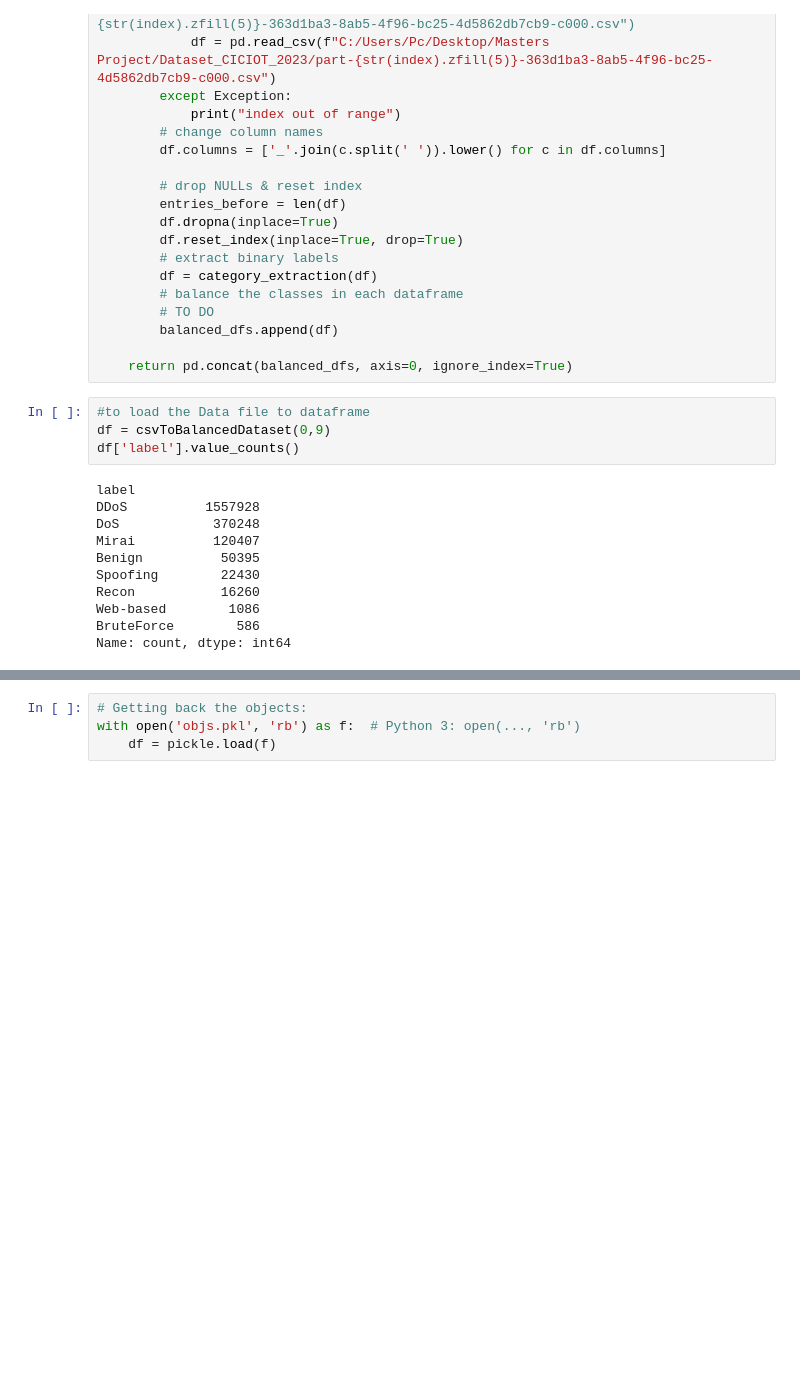
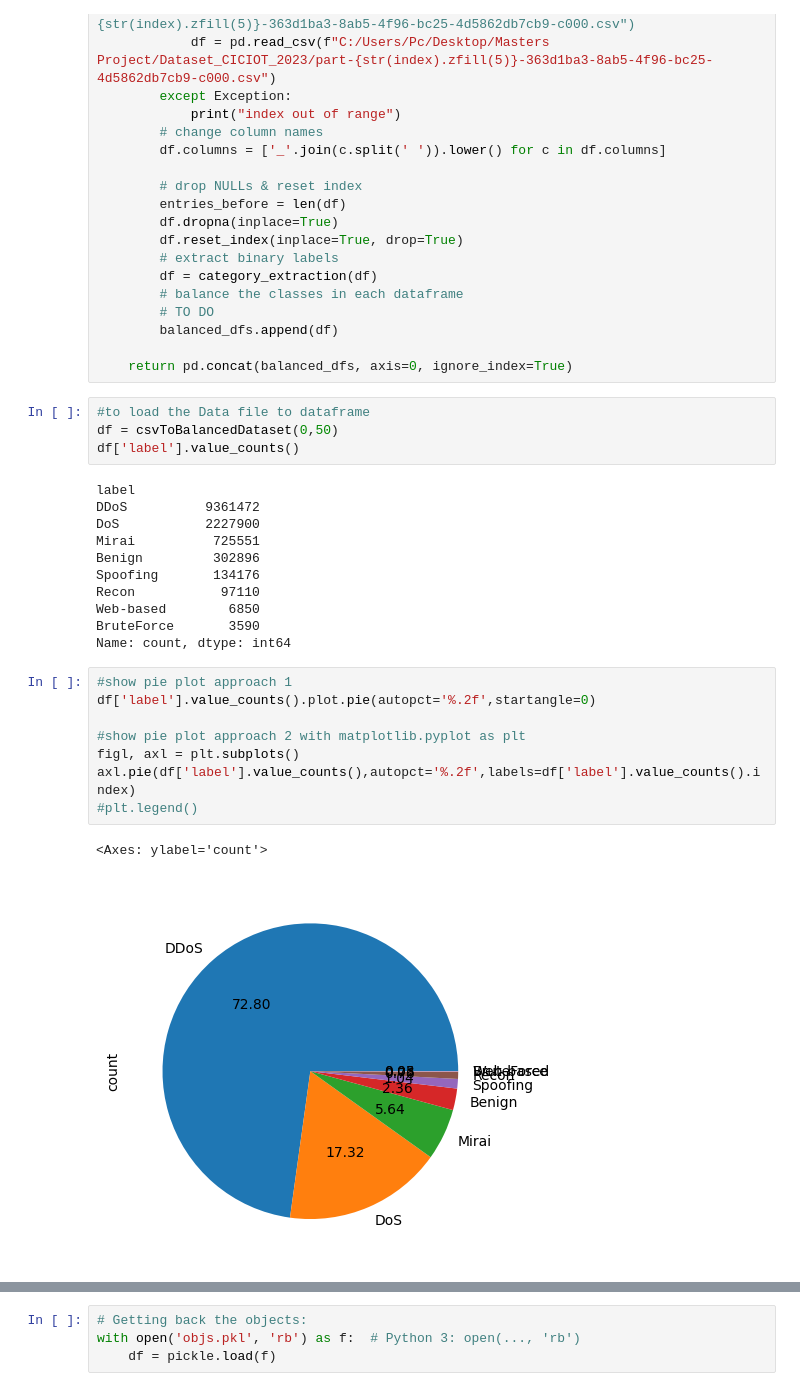
Before and after one commit to Amarendran/ALL-PROJECTS, a Jupyter notebook: master project/NoteBook_MasterProject/kaggle.com_code_nnikitastsinnas_ids-8.ipynb, the cells around one changed output, grey strips where cells are left out. Drawn from its saved outputs; the diff is of its cells as text; blank space fills up the shorter version.

```diff
--- a/master project/NoteBook_MasterProject/kaggle.com_code_nnikitastsinnas_ids-8.ipynb
+++ b/master project/NoteBook_MasterProject/kaggle.com_code_nnikitastsinnas_ids-8.ipynb
@@ -122,16 +122,27 @@ def csvToBalancedDataset(first, last):
     return pd.concat(balanced_dfs, axis=0, ignore_index=True)
 # %%
 #to load the Data file to dataframe
-df = csvToBalancedDataset(0,9)
+df = csvToBalancedDataset(0,50)
 df['label'].value_counts()
 # %% [output]
 label
-DDoS          1557928
-DoS            370248
-Mirai          120407
-Benign          50395
-Spoofing        22430
-Recon           16260
-Web-based        1086
-BruteForce        586
+DDoS          9361472
+DoS           2227900
+Mirai          725551
+Benign         302896
+Spoofing       134176
+Recon           97110
+Web-based        6850
+BruteForce       3590
 Name: count, dtype: int64
+# %%
+#show pie plot approach 1
+df['label'].value_counts().plot.pie(autopct='%.2f',startangle=0)
+
+#show pie plot approach 2 with matplotlib.pyplot as plt
+figl, axl = plt.subplots()
+axl.pie(df['label'].value_counts(),autopct='%.2f',labels=df['label'].value_counts().index)
+#plt.legend()
+# %% [output]
+<Axes: ylabel='count'>
+[figure, added]
```
Also changed, not shown: parts of 12 cells of this notebook, 3 other files.
